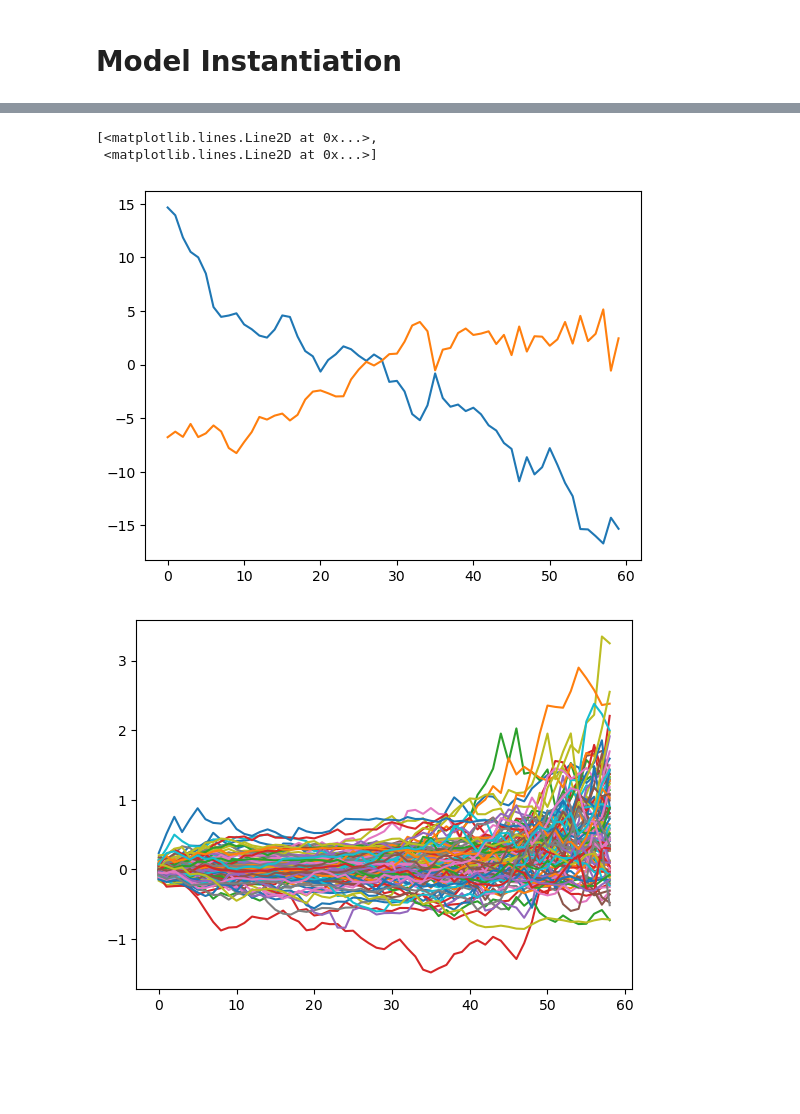
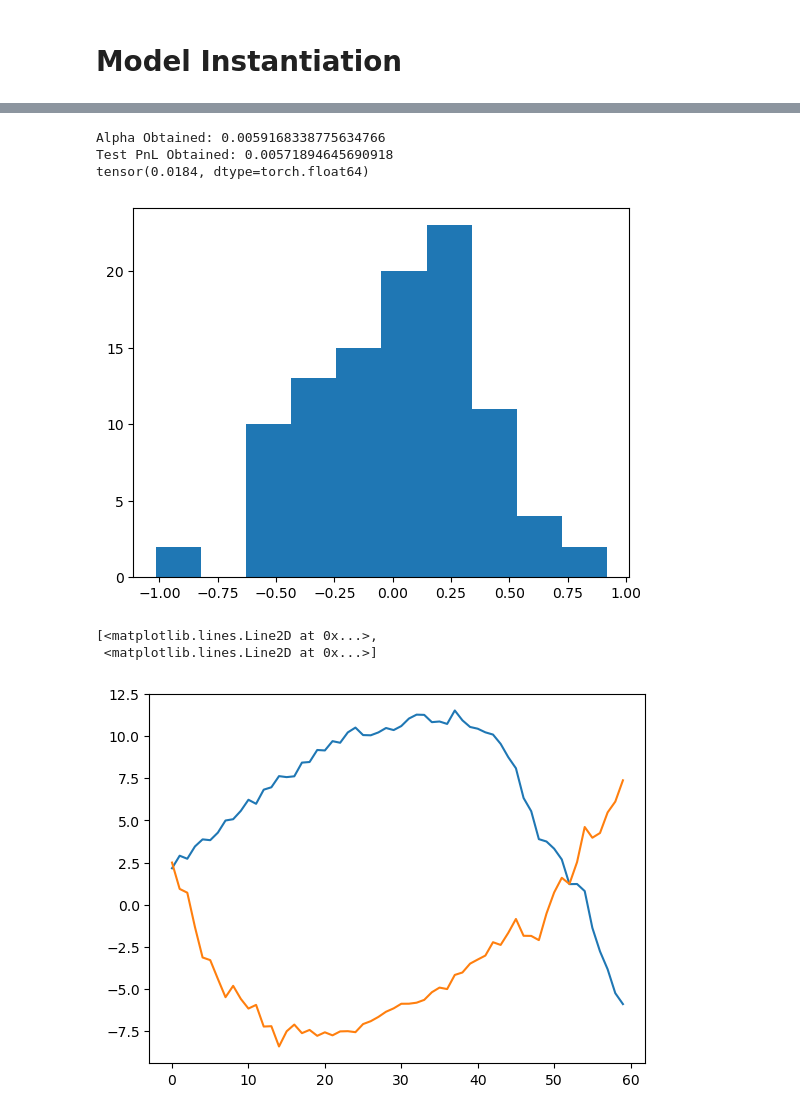
Before and after one commit to crispitagorico/stochastic_optimisation, a Jupyter notebook: kernel_hedge/notebooks/kernel_trading.ipynb, the cells around one changed output, grey strips where cells are left out. Drawn from its saved outputs; the diff is of its cells as text; code cells hidden in the pictures; blank space fills up the shorter version.

```diff
--- a/kernel_hedge/notebooks/kernel_trading.ipynb
+++ b/kernel_hedge/notebooks/kernel_trading.ipynb
@@ -86,12 +79,17 @@ Test PnL Obtained: 0.0027930736541748047
+# %%
+sk_trade.fit(risk_aversion=0.5, reg_type='L2', regularisation=1e-15)
+sk_trade.compute_pnl(test_paths)
+plt.hist(sk_trade.pnl[:,-1])
+print(sk_trade.pnl[:,-1].mean())
+# %% [output]
+Alpha Obtained: 0.0059168338775634766
+Test PnL Obtained: 0.00571894645690918
+tensor(0.0184, dtype=torch.float64)
+[figure, added]
 # %%
-plt.plot(sk_trade.position[6])
+plt.plot(sk_trade.position[0])
 # %% [output]
 [<matplotlib.lines.Line2D at 0x...>,
  <matplotlib.lines.Line2D at 0x...>]
-[figure, old version]
+[figure, new version]
-# %%
-for i in range(sk_trade.pnl.shape[0]):
-    plt.plot(sk_trade.pnl[i])
-# %% [output]
-[figure, removed]
 # %%
```
Also changed, not shown: parts of 5 cells of this notebook, 1 other file.
